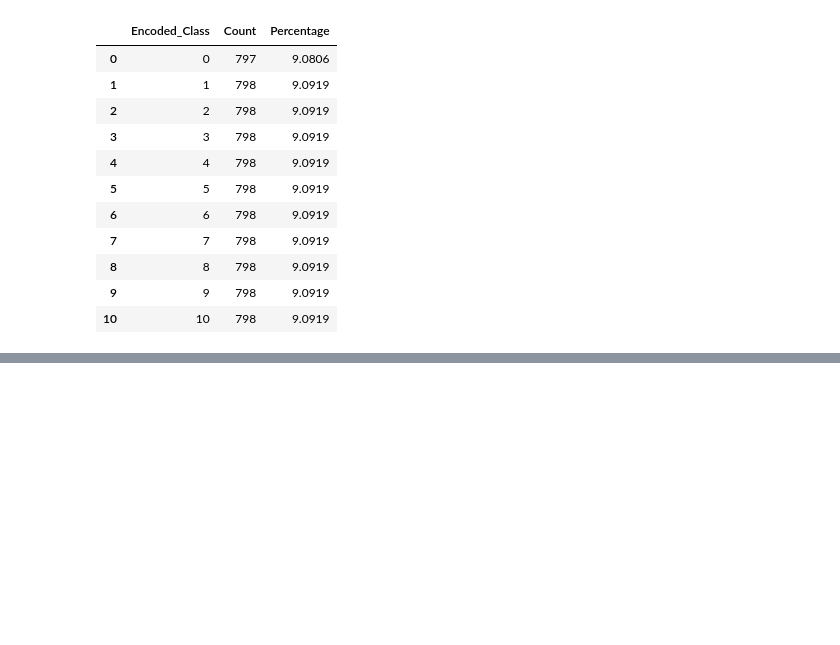
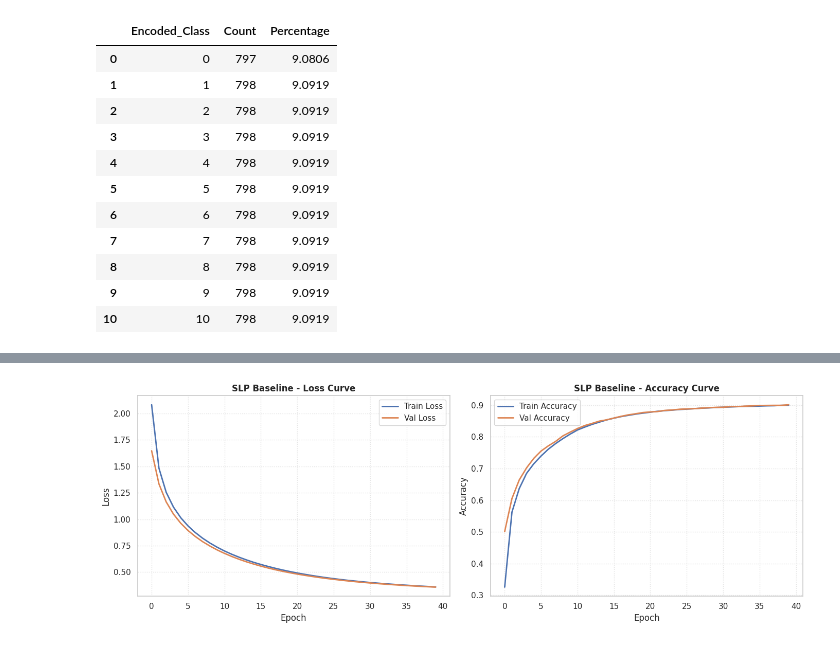
Before and after one commit to harshpre5/Artificial_Neural_Networks_14444188_HS_6009CMD, a Jupyter notebook: 14444188_ANN_PART_A.ipynb, the cells around one changed output, grey strips where cells are left out. Saved outputs shown, nothing was run; the diff lists cells and outputs as text; code cells hidden in the pictures; blank space fills up the shorter version.

```diff
--- a/14444188_ANN_PART_A.ipynb
+++ b/14444188_ANN_PART_A.ipynb
@@ -785,0 +858,29 @@ After splitting the data, I standardised the feature values using StandardScaler
+# %%
+# 4. Plotting training curves
+history_df = pd.DataFrame(history_slp.history)
+
+# side-by-side comparison
+fig, axes = plt.subplots(1, 2, figsize=(14, 5))
+
+# Plot 1: Loss Curve
+axes[0].plot(history_df["loss"], label="Train Loss", linewidth=2)
+axes[0].plot(history_df["val_loss"], label="Val Loss", linewidth=2)
+axes[0].set_title("SLP Baseline - Loss Curve", fontsize=12, fontweight='bold')
+axes[0].set_xlabel("Epoch")
+axes[0].set_ylabel("Loss")
+axes[0].legend()
+axes[0].grid(True, linestyle=':', alpha=0.6)
+
+# Plot 2: Accuracy Curve
+axes[1].plot(history_df["accuracy"], label="Train Accuracy", linewidth=2)
+axes[1].plot(history_df["val_accuracy"], label="Val Accuracy", linewidth=2)
+axes[1].set_title("SLP Baseline - Accuracy Curve", fontsize=12, fontweight='bold')
+axes[1].set_xlabel("Epoch")
+axes[1].set_ylabel("Accuracy")
+axes[1].legend()
+axes[1].grid(True, linestyle=':', alpha=0.6)
+
+plt.tight_layout()
+plt.show()
+# %% [output]
+[figure, added]
```
Also changed, not shown: parts of 12 cells of this notebook.
